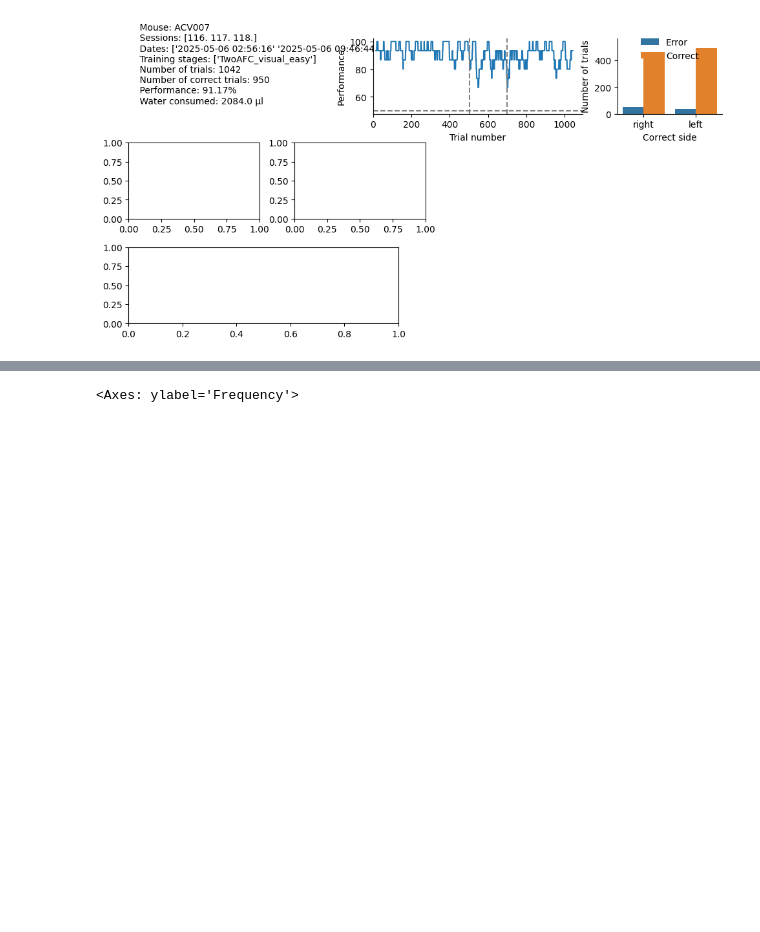
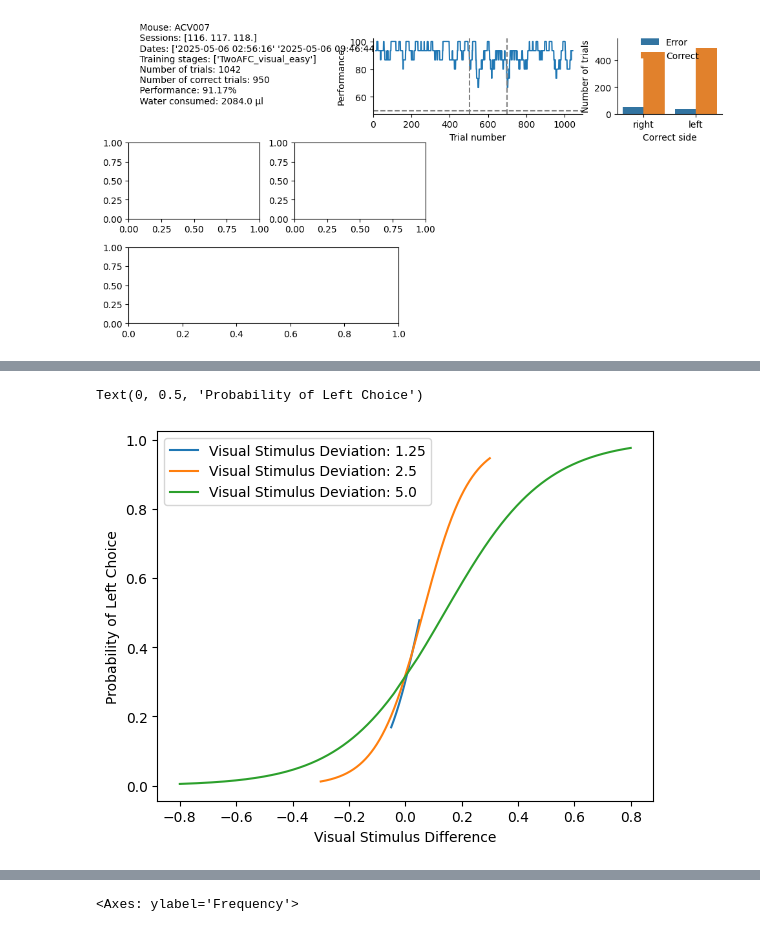
Before and after one commit to LearningCircuitsLab/lecilab-behavior-analysis, a Jupyter notebook: lecilab_behavior_analysis/plot_testing.ipynb, the cells around one changed output, grey strips where cells are left out. Cells and saved outputs as stored; diff of their text form; code cells hidden in the pictures; blank space fills up the shorter version.

```diff
--- a/lecilab_behavior_analysis/plot_testing.ipynb
+++ b/lecilab_behavior_analysis/plot_testing.ipynb
@@ -182,3 +151,19 @@ plt.show()
+# %%
+for i in df_test.groupby('visual_stimulus_devi'):
+    df_i = i[1].sort_values(by='visual_stimulus_diff')
+    X = df_i['visual_stimulus_diff'].values.reshape(-1, 1)
+    y = df_i['left_choice'].values.astype(int)
+    model = LogisticRegression()
+    model.fit(X, y)
+    y_pred = model.predict(X)
+    y_prob = model.predict_proba(X)[:, 1]
+    plt.plot(X, y_prob, label=f"Visual Stimulus Deviation: {i[0]}")
+    plt.legend()
+plt.xlabel("Visual Stimulus Difference")
+plt.ylabel("Probability of Left Choice")
+# %% [output]
+Text(0, 0.5, 'Probability of Left Choice')
+[figure, added]
 # %%
 from lecilab_behavior_analysis.plots import plot_time_between_trials_and_reaction_time
 from lecilab_behavior_analysis.df_transforms import calculate_time_between_trials_and_reaction_time
```
Also changed, not shown: parts of 8 cells of this notebook.
